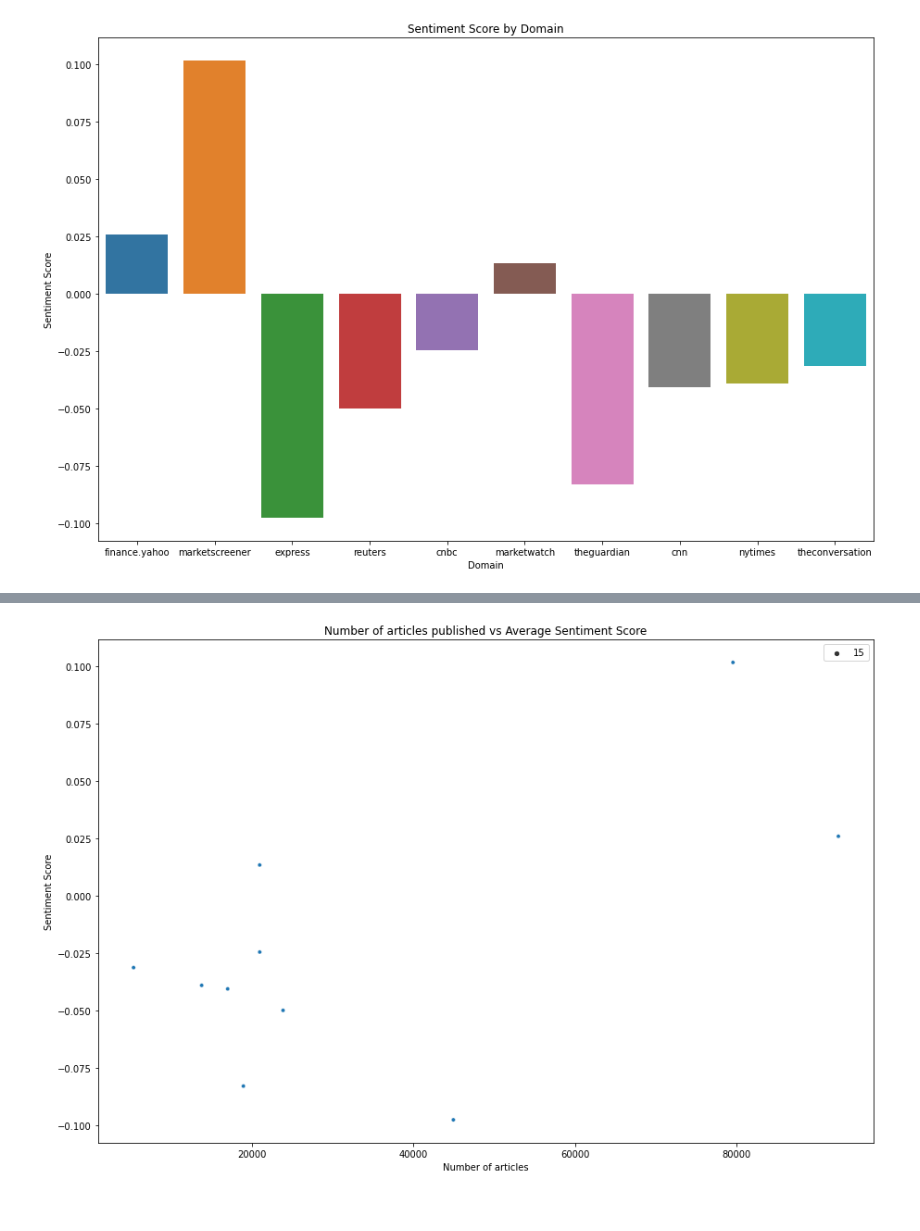
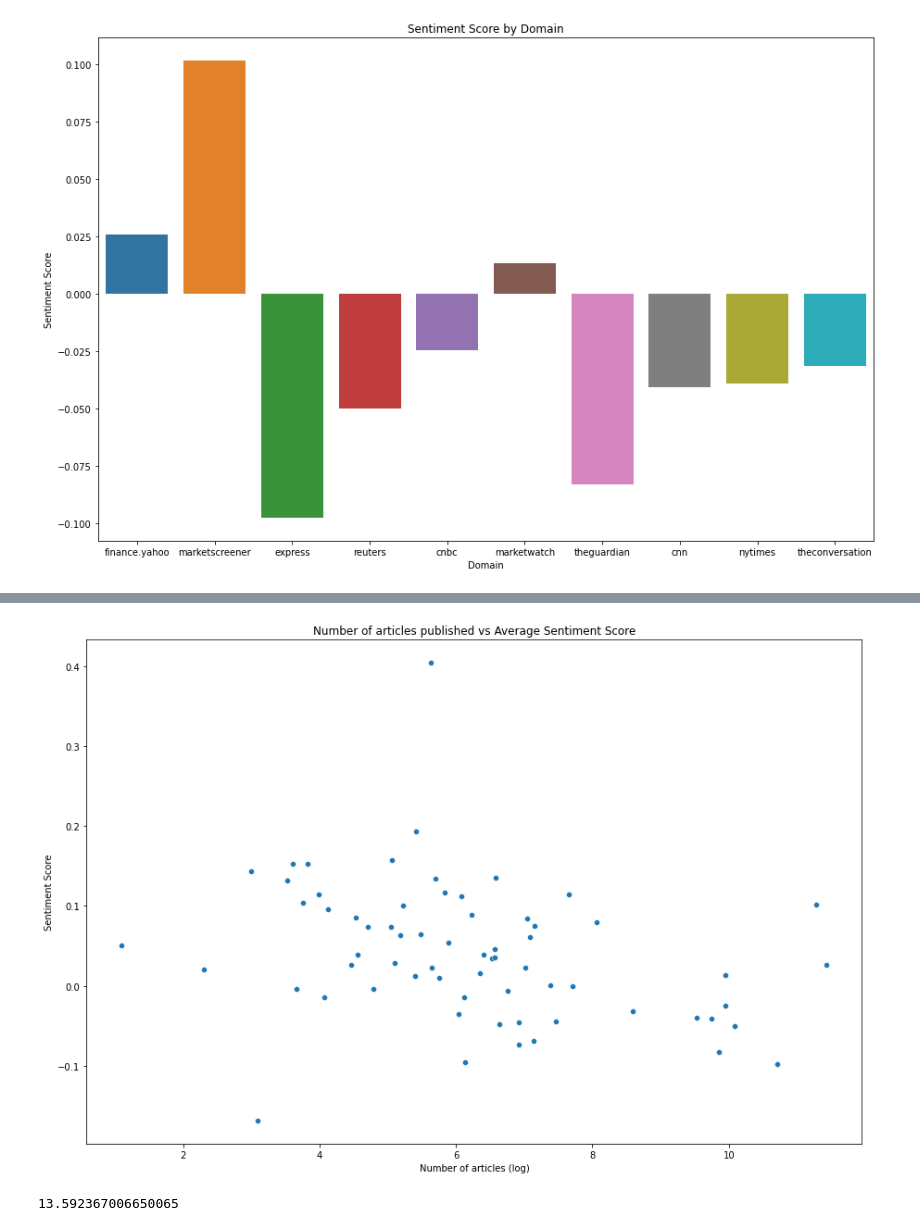
Before and after one commit to shermanleejm/IS424-T4, a Jupyter notebook: 1. EDA.ipynb, the cells around one changed output, grey strips where cells are left out. Saved outputs shown, nothing was run; the diff lists cells and outputs as text; code cells hidden in the pictures.

```diff
--- a/1. EDA.ipynb
+++ b/1. EDA.ipynb
@@ -222,3 +228,14 @@ plt.show()
 # %% [output]
 [figure]
 [figure]
+# %%
+_domains = sorted(domain_counts)
+plt.figure(figsize=(15, 10))
+sns.scatterplot(
+    y=[domain_title_sentiment[x] for x in _domains],
+    x=[domain_counts[x] for x in _domains],
+)
+plt.xlabel("Number of articles")
+plt.ylabel("Sentiment Score")
+plt.title("Number of articles published vs Average Sentiment Score")
+plt.show()
@@ -225,12 +244,16 @@ plt.show()
 # %%
 plt.figure(figsize=(15, 10))
 sns.scatterplot(
-    y=[domain_title_sentiment[x] for x in sorted(top_10_domain)],
-    x=[domain_counts[x] for x in sorted(top_10_domain)],
+    y=[domain_title_sentiment[x] for x in _domains],
+    x=[math.log(domain_counts[x]) for x in _domains],
 )
-plt.xlabel("Number of articles")
+plt.xlabel("Number of articles (log)")
 plt.ylabel("Sentiment Score")
 plt.title("Number of articles published vs Average Sentiment Score")
 plt.show()
 # %% [output]
-[figure, old version]
+[figure, new version]
+# %%
+math.log(800000)
+# %% [output]
+13.592367006650065
```
Also changed, not shown: parts of 5 cells of this notebook, 3 other files.
